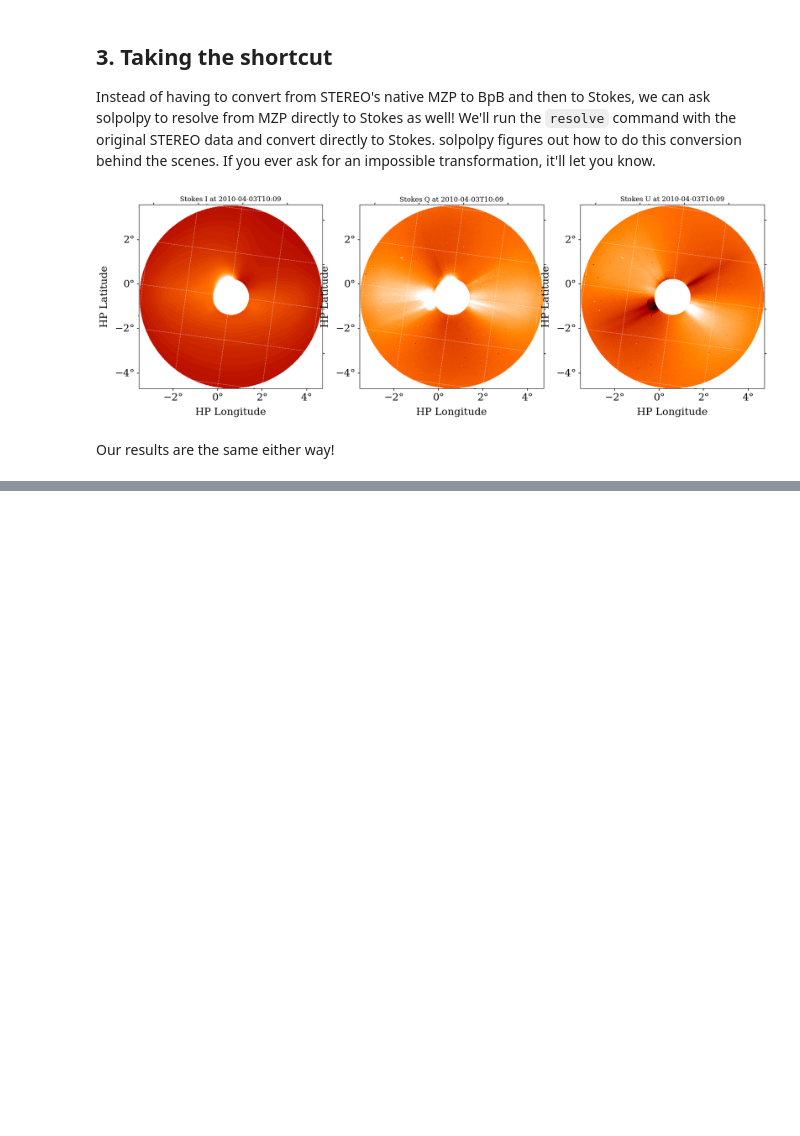
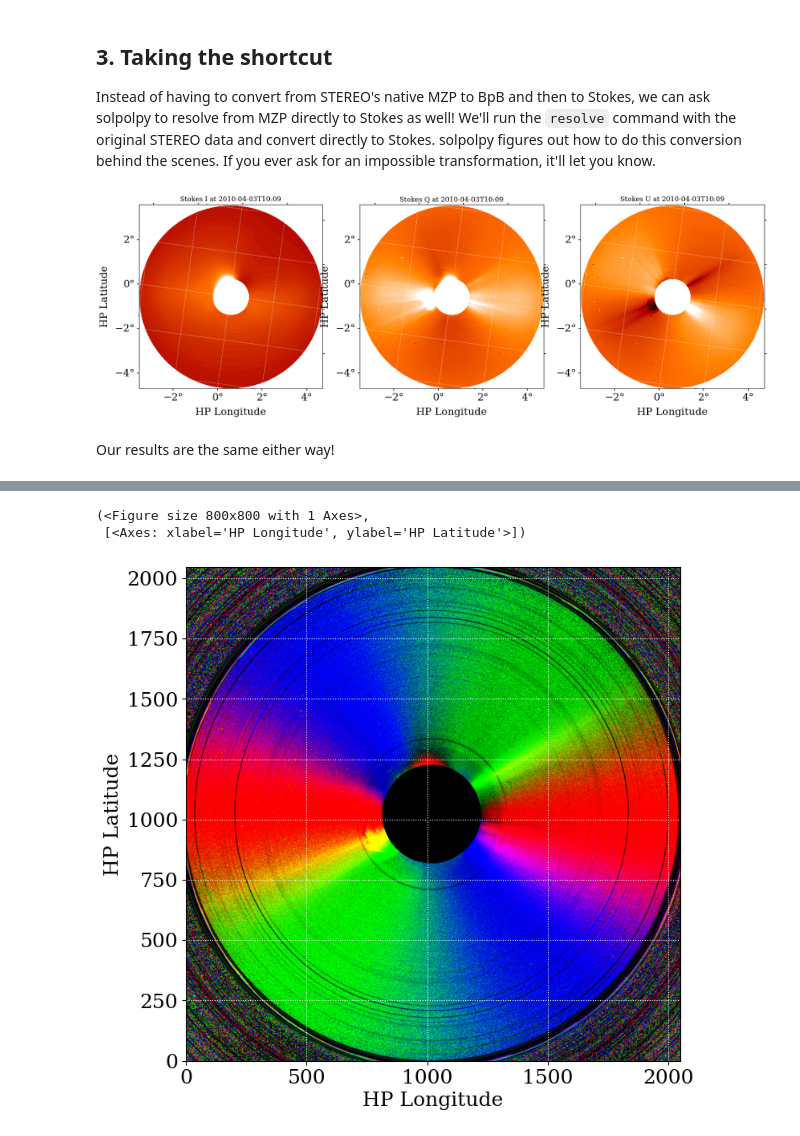
Before and after one commit to punch-mission/solpolpy, a Jupyter notebook: docs/source/example.ipynb, the cells around one changed output, grey strips where cells are left out. Cells and saved outputs as stored; diff of their text form; code cells hidden in the pictures; blank space fills up the shorter version.

```diff
--- a/docs/source/example.ipynb
+++ b/docs/source/example.ipynb
@@ -207,0 +198,12 @@ Our results are the same either way!
+# %%
+output_mzp = resolve(stereo_collection, 'mzpsolar')
+
+totalbg =  (output_mzp['M'].data+output_mzp['Z'].data+output_mzp['P'].data)/3 #ad hoc background for example purpose only
+output_mzp['M'].data[...] = output_mzp['M'].data[...] - totalbg
+output_mzp['Z'].data[...] = output_mzp['Z'].data[...] - totalbg
+output_mzp['P'].data[...] = output_mzp['P'].data[...] - totalbg
+# %%
+outcol = generate_rgb_image(output_mzp,
+                            enhancement_method='nrgf',
+                            mask_params={'inner_radius': 3, 'outer_radius': 15},
+                            enhancement_params={'application_radius':3*u.R_sun})
@@ -207,0 +231,6 @@ Our results are the same either way!
+# %%
+plot_collection(outcol, origin='lower')
+# %% [output]
+(<Figure size 800x800 with 1 Axes>,
+ [<Axes: xlabel='HP Longitude', ylabel='HP Latitude'>])
+[figure, added]
```
Also changed, not shown: parts of 13 cells of this notebook, 4 other files.
